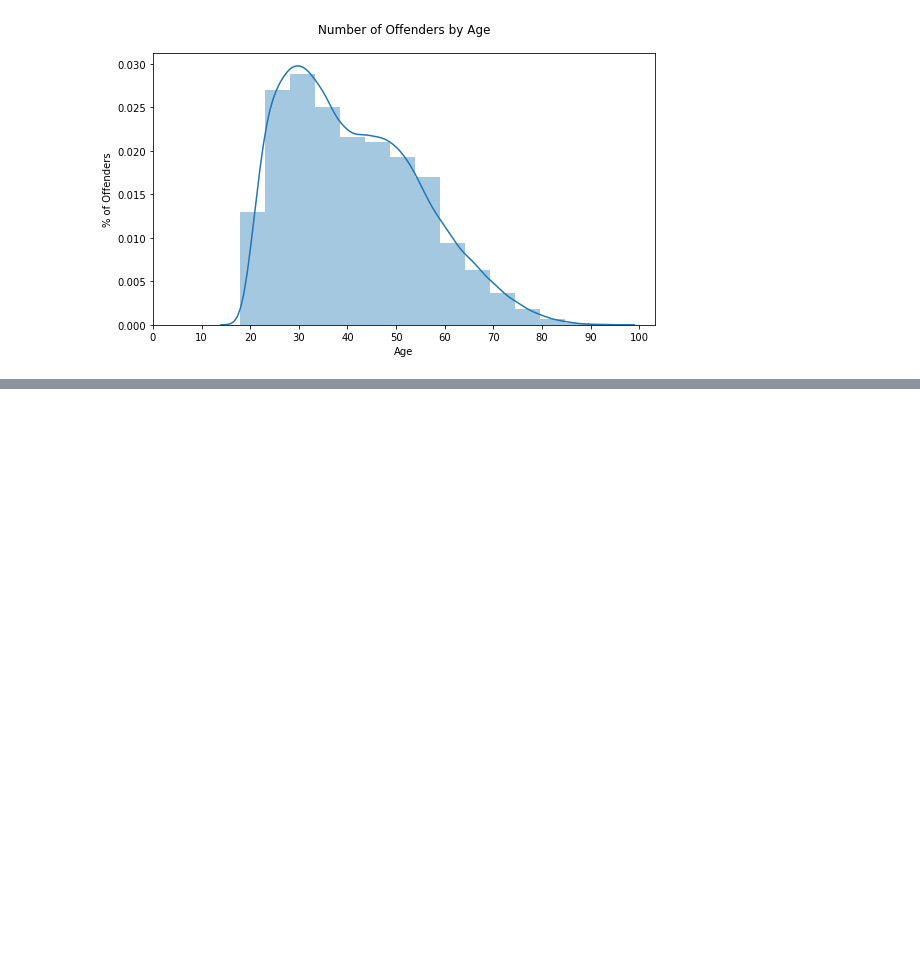
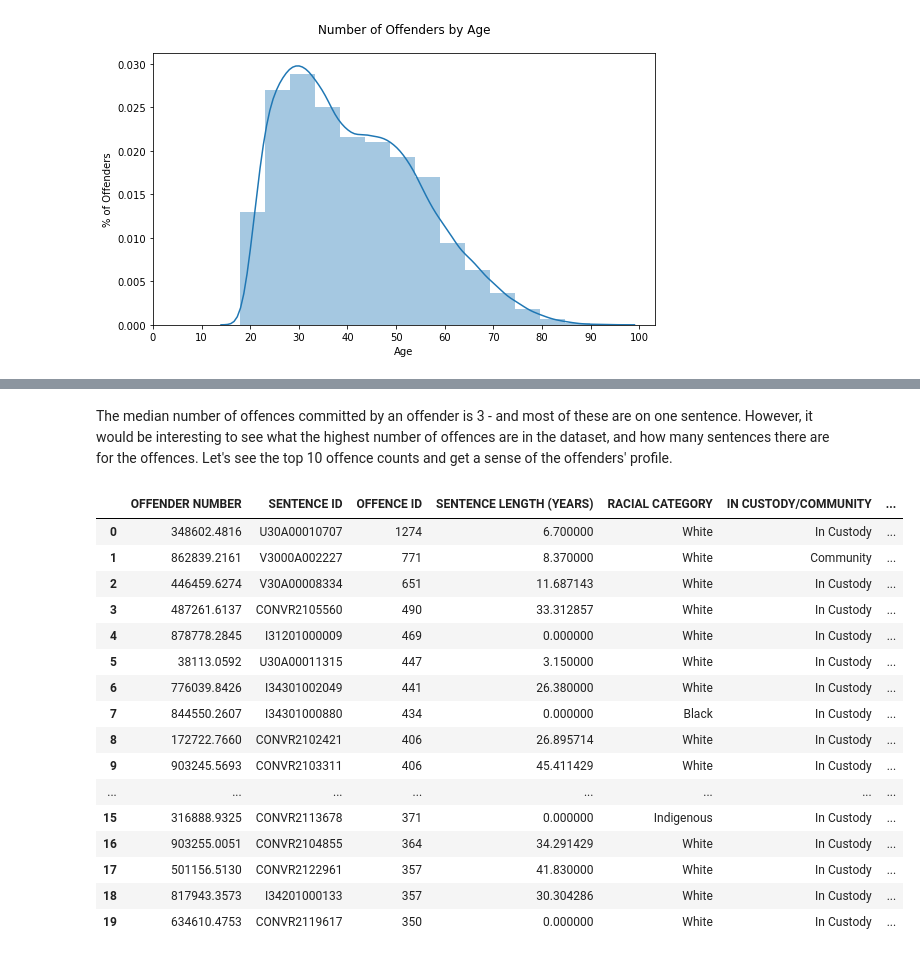
Before and after one commit to anastasiabizyayeva/Bias_Behind_Bars, a Jupyter notebook: EDA.ipynb, the cells around one changed output, grey strips where cells are left out. Saved outputs shown, nothing was run; the diff lists cells and outputs as text; code cells hidden in the pictures; blank space fills up the shorter version.

```diff
--- a/EDA.ipynb
+++ b/EDA.ipynb
@@ -264,0 +259,23 @@ df_age.head()
+# %% [markdown]
+The median number of offences committed by an offender is 3 - and most of these are on one sentence. However, it would be interesting to see what the highest number of offences are in the dataset, and how many sentences there are for the offences. Let's see the top 10 offence counts and get a sense of the offenders' profile.
+# %%
+grouped_top = df.groupby(['OFFENDER NUMBER', 'SENTENCE ID']).agg({'OFFENCE ID':'count','SENTENCE LENGTH (YEARS)':'mean','RACIAL CATEGORY': 'first','IN CUSTODY/COMMUNITY': 'first','OFFENDER SECURITY LEVEL': 'first','INSTITUTIONAL SECURITY LEVEL': 'first','REINTEGRATION POTENTIAL': 'first','PROVINCE': 'first'}).sort_values('OFFENCE ID', ascending=False).reset_index()
+grouped_top.head(20)
+# %% [output]
+|  | OFFENDER NUMBER | SENTENCE ID | OFFENCE ID | SENTENCE LENGTH (YEARS) | RACIAL CATEGORY | IN CUSTODY/COMMUNITY | ... |
+| 0 | 348602.4816 | U30A00010707 | 1274 | 6.700000 | White | In Custody | ... |
+| 1 | 862839.2161 | V3000A002227 | 771 | 8.370000 | White | Community | ... |
+| 2 | 446459.6274 | V30A00008334 | 651 | 11.687143 | White | In Custody | ... |
+| 3 | 487261.6137 | CONVR2105560 | 490 | 33.312857 | White | In Custody | ... |
+| 4 | 878778.2845 | I31201000009 | 469 | 0.000000 | White | In Custody | ... |
+| 5 | 38113.0592 | U30A00011315 | 447 | 3.150000 | White | In Custody | ... |
+| 6 | 776039.8426 | I34301002049 | 441 | 26.380000 | White | In Custody | ... |
+| 7 | 844550.2607 | I34301000880 | 434 | 0.000000 | Black | In Custody | ... |
+| 8 | 172722.7660 | CONVR2102421 | 406 | 26.895714 | White | In Custody | ... |
+| 9 | 903245.5693 | CONVR2103311 | 406 | 45.411429 | White | In Custody | ... |
+| ... | ... | ... | ... | ... | ... | ... | ... |
+| 15 | 316888.9325 | CONVR2113678 | 371 | 0.000000 | Indigenous | In Custody | ... |
+| 16 | 903255.0051 | CONVR2104855 | 364 | 34.291429 | White | In Custody | ... |
+| 17 | 501156.5130 | CONVR2122961 | 357 | 41.830000 | White | In Custody | ... |
+| 18 | 817943.3573 | I34201000133 | 357 | 30.304286 | White | In Custody | ... |
+| 19 | 634610.4753 | CONVR2119617 | 350 | 0.000000 | White | In Custody | ... |
```
Also changed, not shown: parts of 5 cells of this notebook.
